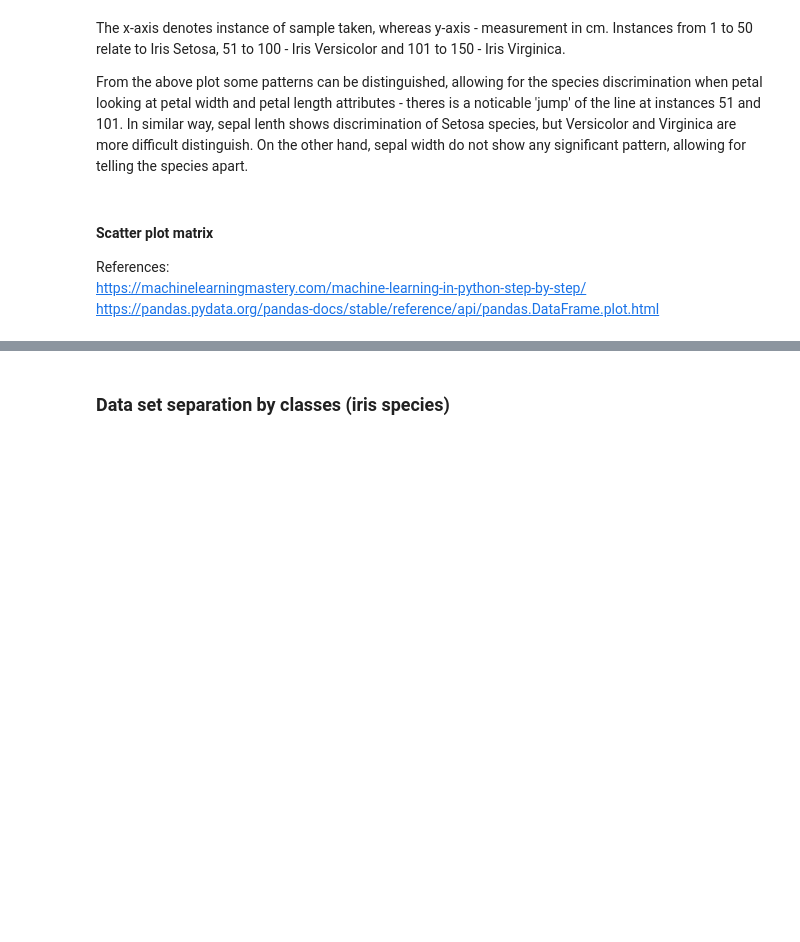
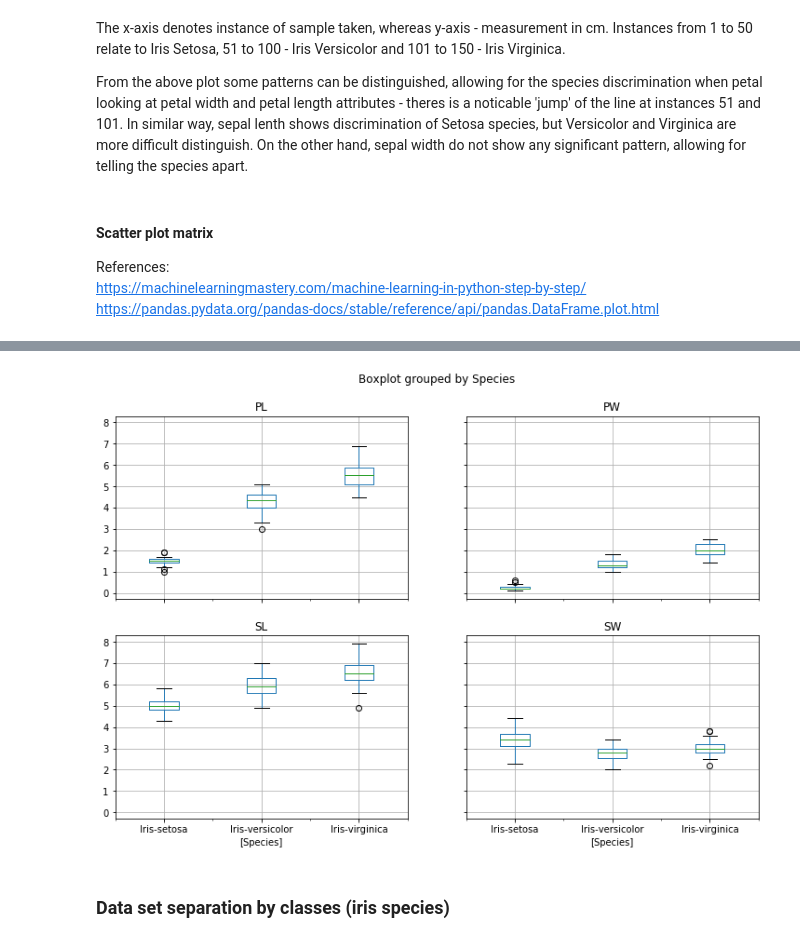
Before and after one commit to andkoc001/PandS-Project2019, a Jupyter notebook: PandS_Project_2019.ipynb, the cells around one changed output, grey strips where cells are left out. Cells and saved outputs as stored; diff of their text form; code cells hidden in the pictures; blank space fills up the shorter version.

```diff
--- a/PandS_Project_2019.ipynb
+++ b/PandS_Project_2019.ipynb
@@ -163,3 +163,8 @@ pl.show()
+# %%
+ids2.boxplot(by="Species",figsize=(12,8))
+pl.show()
+# %% [output]
+[figure, added]
 # %% [markdown]
 ### Data set separation by classes (iris species)
 # %% [markdown]
```
Also changed, not shown: parts of 13 cells of this notebook.
